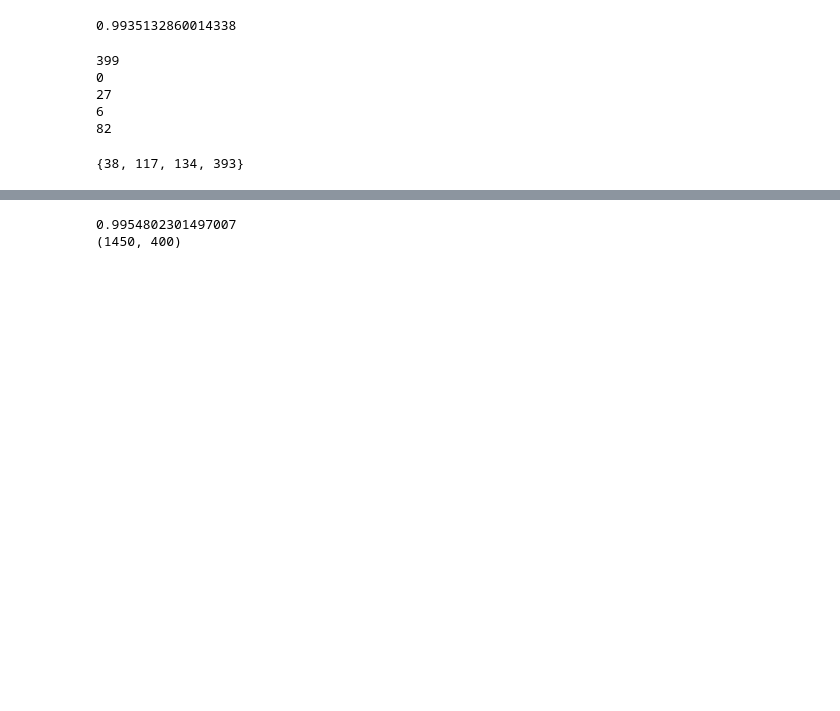
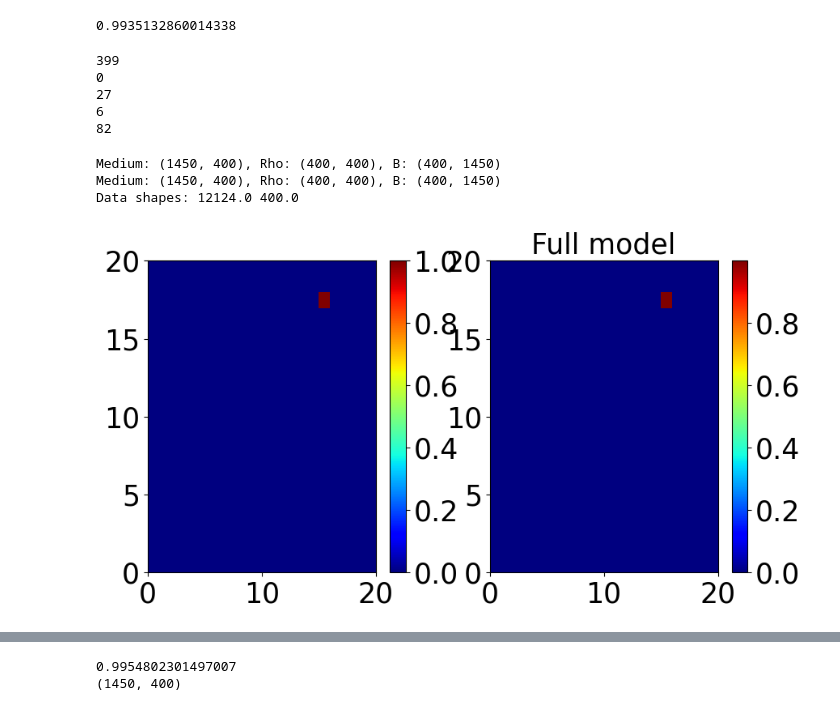
Before and after one commit to alexei-novikov/RM_imaging, a Jupyter notebook: multi_dict.ipynb, the cells around one changed output, grey strips where cells are left out. Drawn from its saved outputs; the diff is of its cells as text; code cells hidden in the pictures; blank space fills up the shorter version.

Commit message:
modified:   CCSweep.py 	modified:   Helpers.py 	modified:   multi_dict.ipynb

```diff
--- a/multi_dict.ipynb
+++ b/multi_dict.ipynb
@@ -184,7 +184,7 @@ starttime=time.time()
 target='raw'
 labeled_data=400
 layer_loss_list=[]
-Epochs=200
+Epochs=2000
 Track_run=False
 #Enter your wanbd key below and uncomment wanbd code to track run on wandb
 if Track_run:
@@ -203,7 +203,12 @@ sigmoid = nn.Sigmoid()
 softmax=nn.Softmax(dim=0)
 val_data=H.data_rho_CC(data_path+'/val', 3000/80000,1)
 valloader=DataLoader(val_data,batch_size=batchsize,shuffle=True,num_workers=4)
-encoder=M.fc_net_extra(training_data[0][0].shape[0]/2, layers, training_data.rho[0].shape[0]/4, net_type='fc',linear_type='real', activation='relu', bias=True, out_scaling=None)
+
+
+encoder=M.fc_net_batch(training_data[0][0].shape[0]/2, layers, training_data.rho[0].shape[0]/4, net_type='fc',linear_type='real', activation='relu', bias=True, out_scaling=None)
+print('Data shapes:', training_data.b[0].shape[0]/2, training_data.rho[0].shape[0]/4)
+Locat_orderer='/home/achristie/RM_imaging/models/CCorderer_fc_net.pt'
+encoder.load_state_dict(torch.load(Locat_orderer))
 print(H.count_parameters(encoder))
 print('Data shapes:', training_data.b[0].shape[0]/2, training_data.rho[0].shape[0]/4)
 encoder.to(device)
@@ -247,9 +252,8 @@ for batch, (b,rho,num_targets) in enumerate(valloader):
     if batch==0:
         H.plot_2_imgs(rho, softmax(rho_hat),ind=5, figsize=5, xpix=20, ypix=20, font_size=25)
 
-torch.save(encoder.state_dict(),f'/home/achristie/RM_imaging/models/CCorderer.pt')
+#torch.save(encoder.state_dict(),f'/home/achristie/RM_imaging/models/CCorderer_fc_net.pt')
 
-torch.save(encoder.state_dict(), 'encoder.pth')
 wand_dict['val loss']=val_loss
 print(f'val loss: {val_loss}')
 if Track_run:
@@ -432,9 +450,39 @@ for j in range(5):
 27
 6
 82
-# %%
-total_list[-3], total_list[-1]
-shared_inds=set(total_list[-3]).intersection(total_list[-1])
-shared_inds
-# %% [output]
-{38, 117, 134, 393}
+# %%
+####Tests ordered on fully random data
+layers=[250,1000,750,500, 500, 300, 300, 400,800]
+labeled_data=400
+training_data=H.data_rho_CC(data_path+'/train',labeled_data/80000,1)
+medium= np.array(mat73.loadmat(data_path+'/rtt.mat')['Artt'])
+device = torch.device("cuda" if torch.cuda.is_available() else "cpu")
+softmax=nn.Softmax(dim=1)
+orderer=M.fc_net_batch(training_data[0][0].shape[0]/2, layers, training_data.rho[0].shape[0]/4, net_type='fc',linear_type='real', activation='relu', bias=True, out_scaling=None)
+print('Data shapes:', training_data[0][0].shape[0]/2, training_data.rho[0].shape[0]/2)
+Locat_orderer='/home/achristie/RM_imaging/models/CCorderer_fc_net.pt'
+orderer.load_state_dict(torch.load(Locat_orderer))
+data_path=os.path.join(cwd,'Data/MDS-PNAS-regime-1000real_all_seeds/MDS-PNAS-regime-1000real_seed0')
+orderer.to(device)
+trainloader=DataLoader(training_data,batch_size=400,shuffle=True,num_workers=0)
+orderer.eval()
+accuracy=0
+lossavg=0
+bce_loss_fn=nn.CrossEntropyLoss()
+for batch, (b,rho,num_targets) in enumerate(trainloader):
+
+    b=b.to(device)
+    rho=rho.to(device)
+    rho_hat=orderer(b)
+    rh, _=torch.split(rho, 400, dim=-1)
+    bce_loss=bce_loss_fn(rho_hat.squeeze(), rh.squeeze())
+    lossavg+=bce_loss.item()/len(trainloader)
+    H.plot_2_imgs(rho, softmax(rho_hat.squeeze()),ind=5, figsize=5, scaling=None, xpix=20, ypix=20, font_size=25)
+    accuracy+=H.accuracy(torch.round(softmax(rho_hat.squeeze())), rh.squeeze()).item()/len(trainloader)
+
+print(f'accuracy: {accuracy}, loss: {lossavg}')
+# %% [output]
+Medium: (1450, 400), Rho: (400, 400), B: (400, 1450)
+Medium: (1450, 400), Rho: (400, 400), B: (400, 1450)
+Data shapes: 12124.0 400.0
+[figure, added]
```
Also changed, not shown: parts of 14 cells of this notebook, 2 other files.
